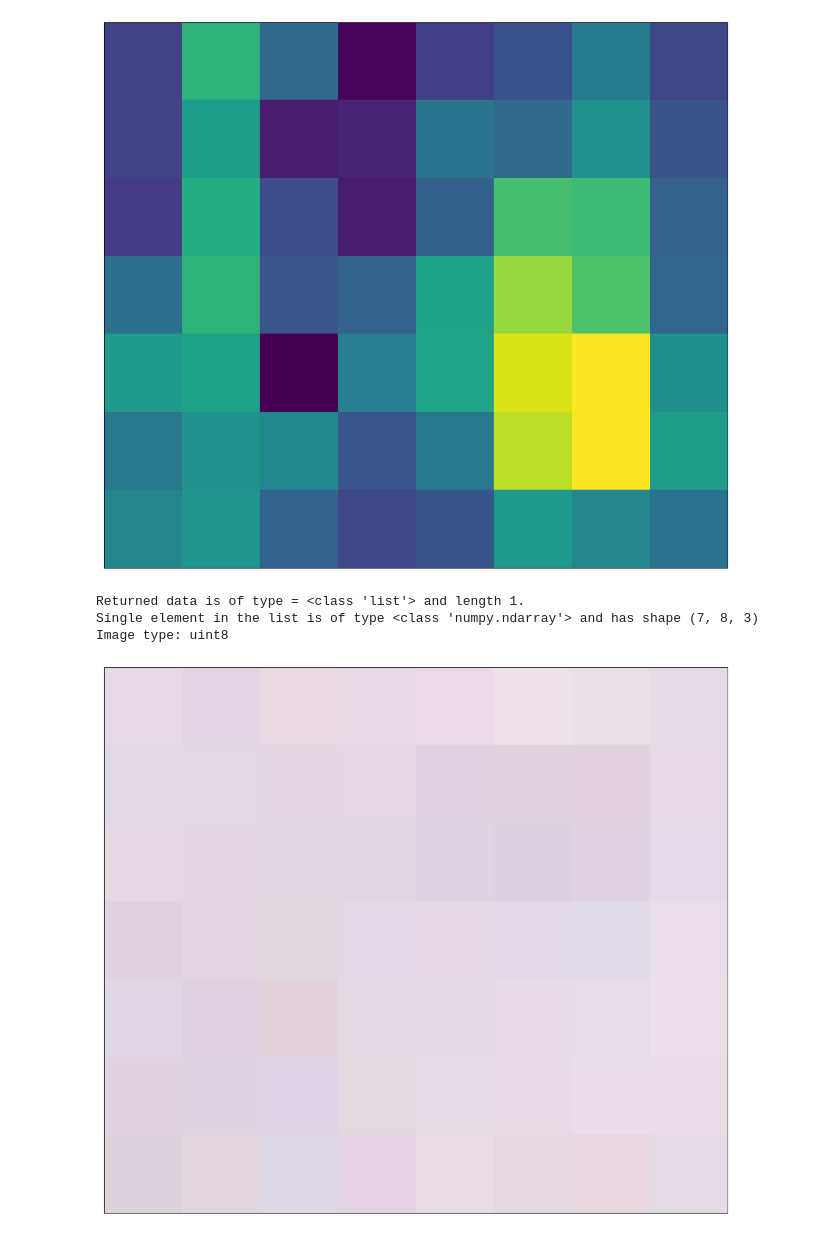
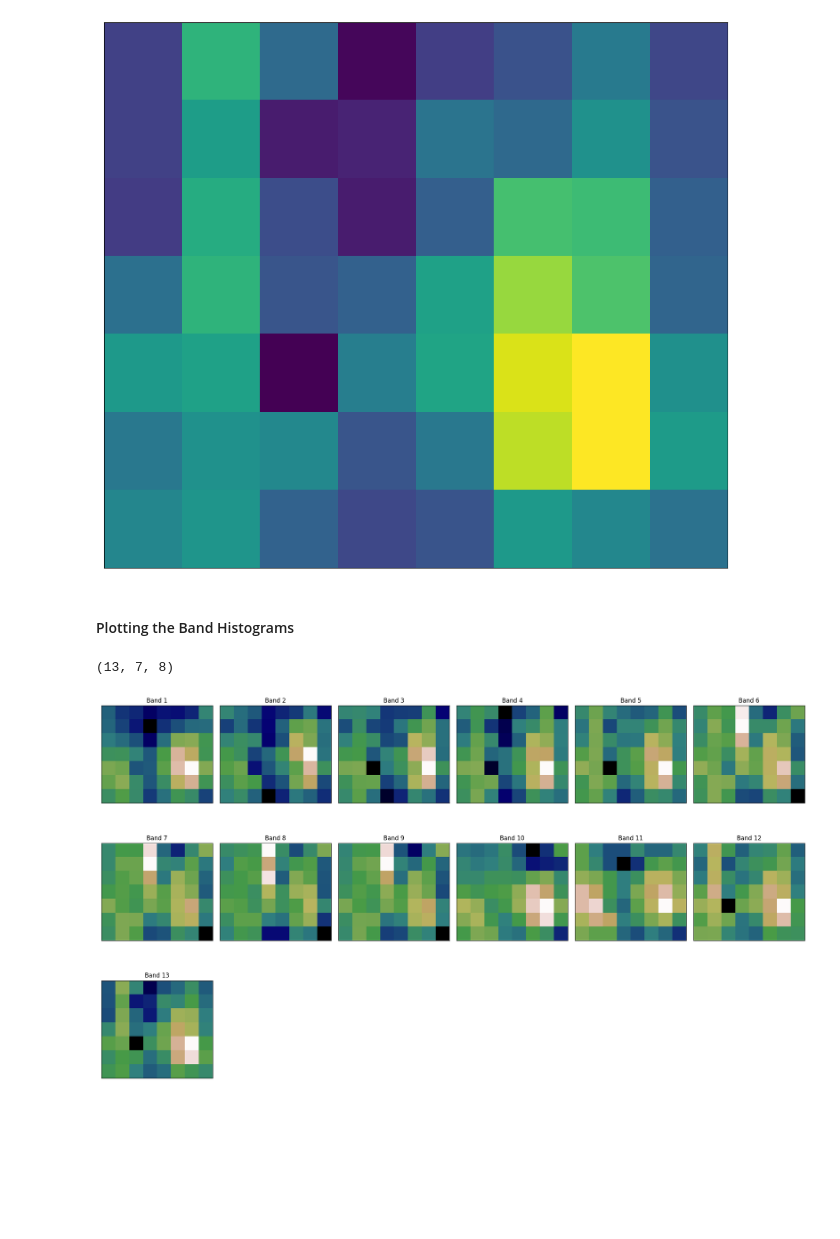
Before and after one commit to werzum/SoilQualityIndicators, a Jupyter notebook: location_rs_exploration.ipynb, the cells around one changed output. Cells and saved outputs as stored; diff of their text form; code cells hidden in the pictures; blank space fills up the shorter version.

```diff
--- a/location_rs_exploration.ipynb
+++ b/location_rs_exploration.ipynb
@@ -126,52 +126,7 @@ plot_image(all_bands_response[0][:, :, 12], factor=3.5 / 1e4, vmax=1)
 # %% [output]
 [figure]
-# %%
-evalscript_true_color = """
-    //VERSION=3
-
-    function setup() {
-        return {
-            input: [{
-                bands: ["B02", "B03", "B04"]
-            }],
-            output: {
-                bands: 3
-            }
-        };
-    }
-
-    function evaluatePixel(sample) {
-        return [sample.B04, sample.B03, sample.B02];
-    }
-"""
-
-request_true_color = SentinelHubRequest(
-    evalscript=evalscript_true_color,
-    input_data=[
-        SentinelHubRequest.input_data(
-            data_collection=DataCollection.SENTINEL2_L1C,
-            time_interval=("2020-06-01", "2020-06-30"),
-        )
-    ],
-    responses=[SentinelHubRequest.output_response("default", MimeType.PNG)],
-    bbox=absdorf_bbox,
-    size=absdorf_bbox_size,
-    config=config,
-)
-
-true_color_imgs = request_true_color.get_data()
-
-print(f"Returned data is of type = {type(true_color_imgs)} and length {len(true_color_imgs)}.")
-print(f"Single element in the list is of type {type(true_color_imgs[-1])} and has shape {true_color_imgs[-1].shape}")
-image = true_color_imgs[0]
-print(f"Image type: {image.dtype}")
-
-# plot function
-# factor 1/255 to scale between 0-1
-# factor 3.5 to increase brightness
-plot_image(image, factor=1 / 255, clip_range=(0, 1))
-# %% [output]
-Returned data is of type = <class 'list'> and length 1.
-Single element in the list is of type <class 'numpy.ndarray'> and has shape (7, 8, 3)
-Image type: uint8
-[figure, removed]
+# %%
+# read data from disk
+all_bands_img_from_disk = request_all_bands.get_data()
+# %% [markdown]
+#### Plotting the Band Histograms
@@ -177,0 +137,17 @@ Image type: uint8
+# %%
+# move the bands to a nice np-array
+stacked_bands = np.stack(all_bands_img_from_disk)
+stacked_bands = np.moveaxis(stacked_bands, 3, 0).squeeze()
+stacked_bands.shape
+# %% [output]
+(13, 7, 8)
+# %%
+# Plot all bands
+ep.plot_bands(stacked_bands,
+              cmap = 'gist_earth',
+              figsize = (20, 12),
+              cols = 6,
+              cbar = False)
+plt.show()
+# %% [output]
+[figure, added]
```
Also changed, not shown: parts of 7 cells of this notebook, 31 other files.
